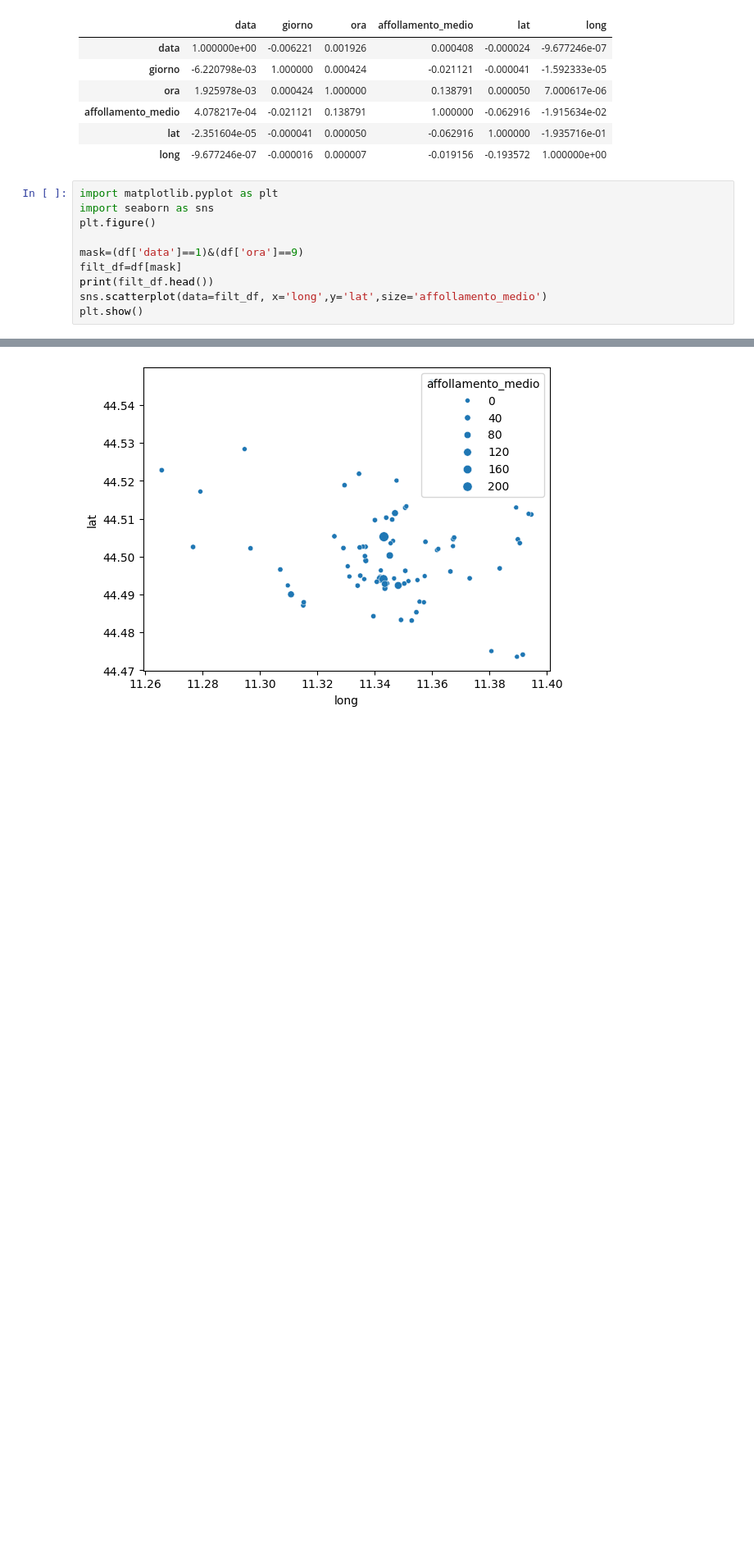
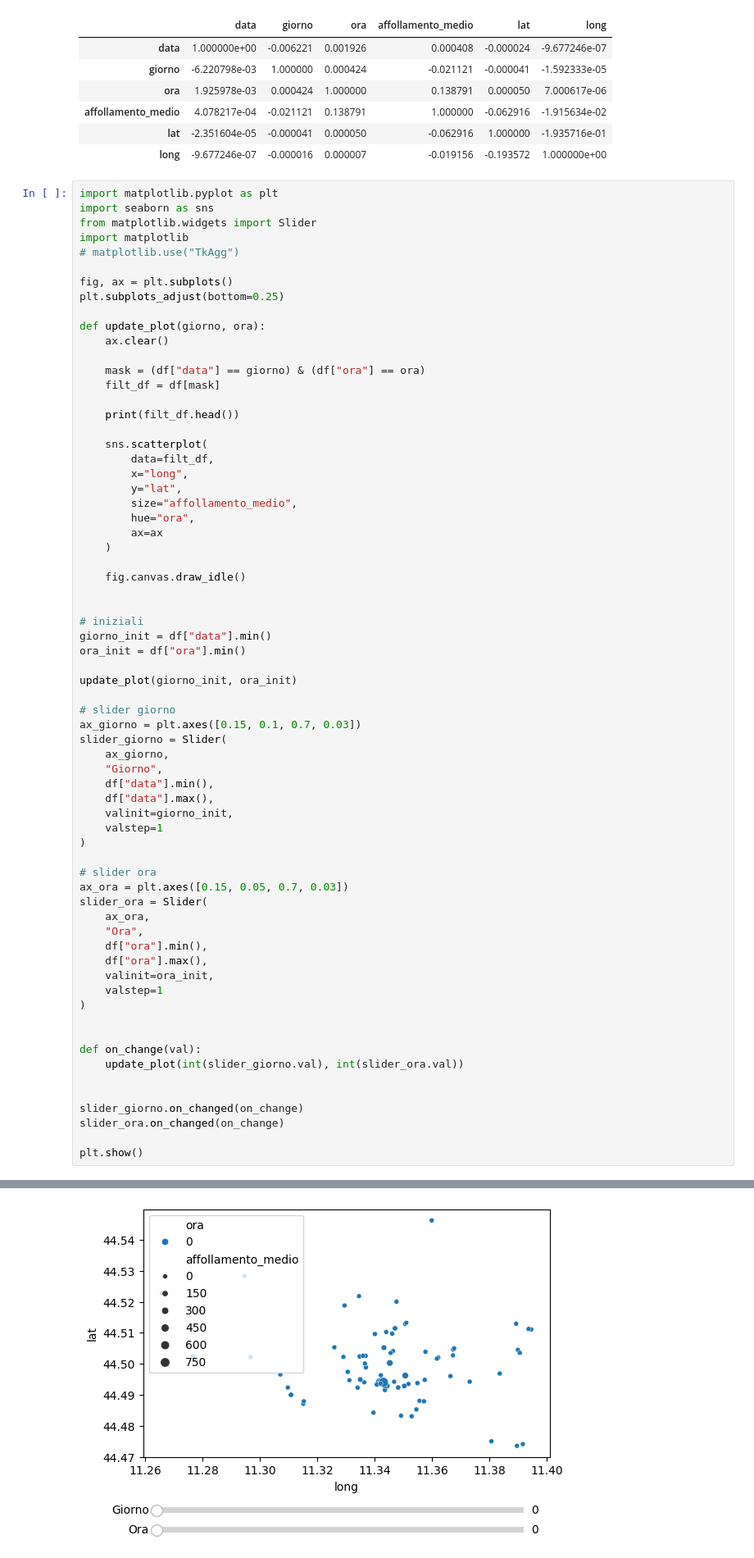
Before and after one commit to GabrieleBan/bologna_pop, a Jupyter notebook: main.ipynb, the cells around one changed output, grey strips where cells are left out. Shown at 82% size. Drawn from its saved outputs; the diff is of its cells as text; blank space fills up the shorter version.

```diff
--- a/main.ipynb
+++ b/main.ipynb
@@ -216,12 +217,69 @@ df.corr()
 # %%
 import matplotlib.pyplot as plt
 import seaborn as sns
-plt.figure()
+from matplotlib.widgets import Slider
+import matplotlib
+# matplotlib.use("TkAgg")
 
-mask=(df['data']==1)&(df['ora']==9)
-filt_df=df[mask]
-print(filt_df.head())
-sns.scatterplot(data=filt_df, x='long',y='lat',size='affollamento_medio')
+fig, ax = plt.subplots()
+plt.subplots_adjust(bottom=0.25)
+
+def update_plot(giorno, ora):
+    ax.clear()
+
+    mask = (df["data"] == giorno) & (df["ora"] == ora)
+    filt_df = df[mask]
+
+    print(filt_df.head())
+
+    sns.scatterplot(
+        data=filt_df,
+        x="long",
+        y="lat",
+        size="affollamento_medio",
+        hue="ora",
+        ax=ax
+    )
+
+    fig.canvas.draw_idle()
+
+
+# iniziali
+giorno_init = df["data"].min()
+ora_init = df["ora"].min()
+
+update_plot(giorno_init, ora_init)
+
+# slider giorno
+ax_giorno = plt.axes([0.15, 0.1, 0.7, 0.03])
+slider_giorno = Slider(
+    ax_giorno,
+    "Giorno",
+    df["data"].min(),
+    df["data"].max(),
+    valinit=giorno_init,
+    valstep=1
+)
+
+# slider ora
+ax_ora = plt.axes([0.15, 0.05, 0.7, 0.03])
+slider_ora = Slider(
+    ax_ora,
+    "Ora",
+    df["ora"].min(),
+    df["ora"].max(),
+    valinit=ora_init,
+    valstep=1
+)
+
+
+def on_change(val):
+    update_plot(int(slider_giorno.val), int(slider_ora.val))
+
+
+slider_giorno.on_changed(on_change)
+slider_ora.on_changed(on_change)
+
 plt.show()
 # %% [output]
        data  giorno  ora  affollamento_medio        lat       long
@@ -233 +291 @@ plt.show()
-[figure, old version]
+[figure, new version]
```
Also changed, not shown: parts of 10 cells of this notebook.
